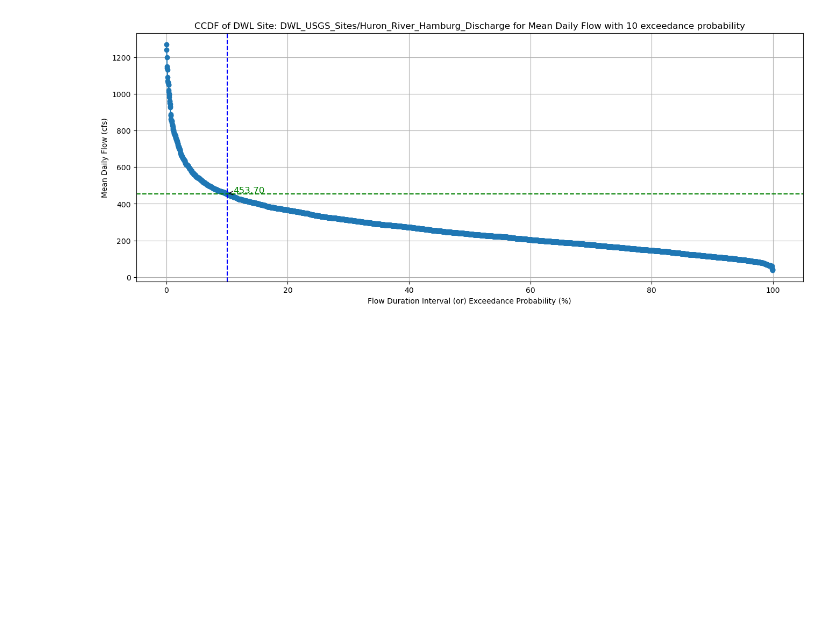
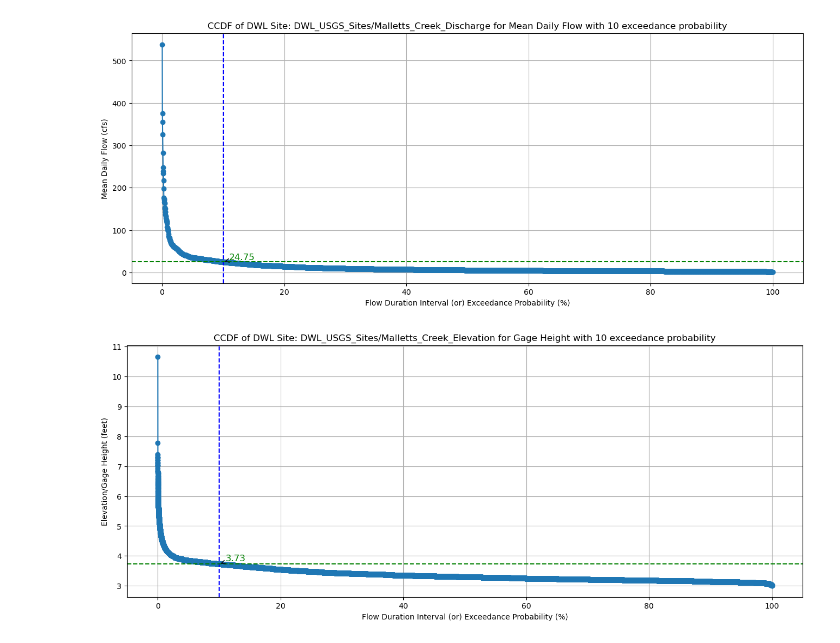
Before and after one commit to shinapatel/Recalculating_Flow_CCDFs, a Jupyter notebook: DWL_CCDFs.ipynb, the cells around one changed output. Cells and saved outputs as stored; diff of their text form; code cells hidden in the pictures; blank space fills up the shorter version.

Commit message:
overlaying plots

```diff
--- a/DWL_CCDFs.ipynb
+++ b/DWL_CCDFs.ipynb
@@ -87,6 +89,3 @@ def DWL_plotTimeSeries(file_name, var):
     plt.grid(True)
 
     return plt.show()
-# %%
-df = DWL_CCDF_df(file_name, var)
-DWL_plotTimeSeries(file_name, var)
@@ -112,0 +92,6 @@ Name: P_Value, Length: 3652, dtype: float64
+# %%
+df1 = DWL_CCDF_df(file_name = file_name_1, var = var_1)
+DWL_plotTimeSeries(file_name = file_name_1, var = var_1)
+
+df2 = DWL_CCDF_df(file_name = file_name_2, var = var_2)
+DWL_plotTimeSeries(file_name = file_name_2, var = var_2)
@@ -113,5 +151,5 @@ Name: P_Value, Length: 3652, dtype: float64
 # %%
-def DWL_CCDF_plot_P(df, x, y, P):
+def DWL_CCDF_plot_P(df, x, y, P, file_name):
     df_sorted = df.sort_values(by='P_Value')
 
     fig, ax = plt.subplots(figsize=(16, 6))
@@ -131,11 +169,11 @@ def DWL_CCDF_plot_P(df, x, y, P):
     ax.axhline(y=intersection_y, color='green', linestyle='--')
 
     # Annotate the intersection point
-    if var == 'Mean_CFS':
+    if y == 'Mean_CFS':
         ax.annotate(f'{intersection_y:.2f}', xy=(P, intersection_y), xytext=(P + 1, intersection_y + 5),
                     arrowprops=dict(facecolor='black', arrowstyle='->'), fontsize=12, color='green')
 
-    if var == 'Gage_Height':
+    if y == 'Gage_Height':
         ax.annotate(f'{intersection_y:.2f}', xy=(P, intersection_y), xytext=(P + 1, intersection_y + .1),
                     arrowprops=dict(facecolor='black', arrowstyle='->'), fontsize=12, color='green')
 
@@ -143,15 +181,15 @@ def DWL_CCDF_plot_P(df, x, y, P):
     # ax.scatter(df_sorted[x], df_sorted[y], color='red')
     #plot scatter
 
-    if var == 'Mean_CFS':
+    if y == 'Mean_CFS':
         plt.title('CCDF of DWL Site: ' + file_name + " for Mean Daily Flow with " + str(P) + " exceedance probability")
-    if var == 'Gage_Height':
+    if y == 'Gage_Height':
         plt.title('CCDF of DWL Site: ' + file_name + " for Gage Height with " + str(P) + " exceedance probability")
 
     plt.xlabel('Flow Duration Interval (or) Exceedance Probability (%)') #P value
 
-    if var == 'Mean_CFS':
+    if y == 'Mean_CFS':
         plt.ylabel('Mean Daily Flow (cfs)')
-    if var == 'Gage_Height':
-        plt.ylabel('ELevation/Gage Height (feet)')
+    if y == 'Gage_Height':
+        plt.ylabel('Elevation/Gage Height (feet)')
     plt.grid(True)
@@ -158,5 +225,7 @@ def DWL_CCDF_plot_P(df, x, y, P):
 # %%
 # df = DWL_plotTimeSeries(file_name, var)
-DWL_CCDF_plot_P(df, x='P_Value', y=var, P=10)
+DWL_CCDF_plot_P(df = df1, x='P_Value', y= var_1, P=10, file_name = file_name_1)
+DWL_CCDF_plot_P(df = df2, x='P_Value', y= var_2, P=10, file_name = file_name_2)
 # %% [output]
-[figure, old version]
+[figure, new version]
+[figure, added]
```
Also changed, not shown: parts of 7 cells of this notebook, 14 other files.
